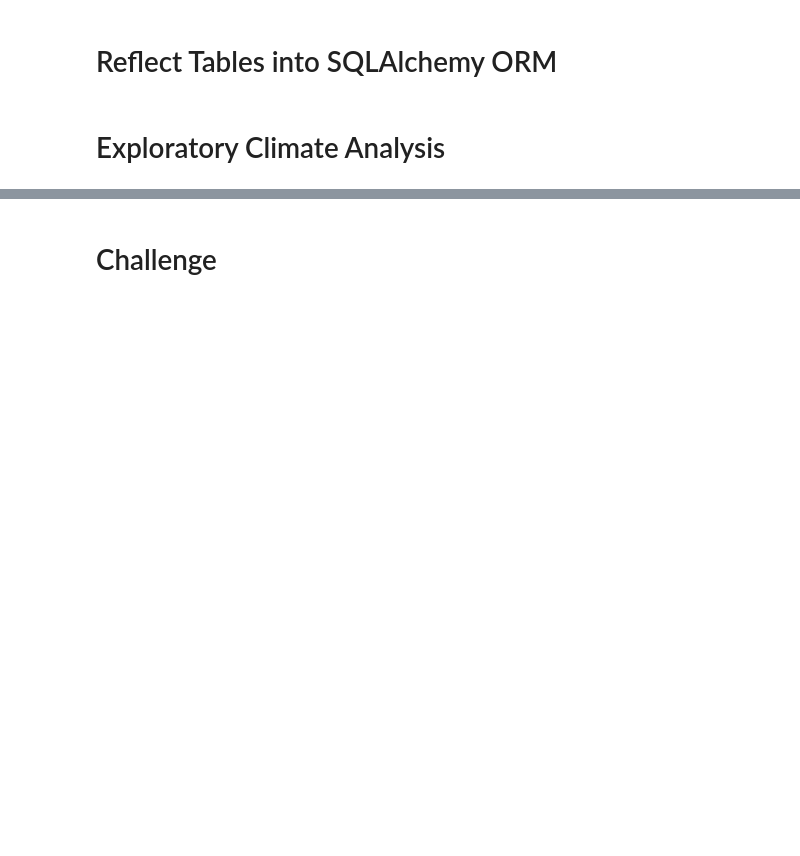
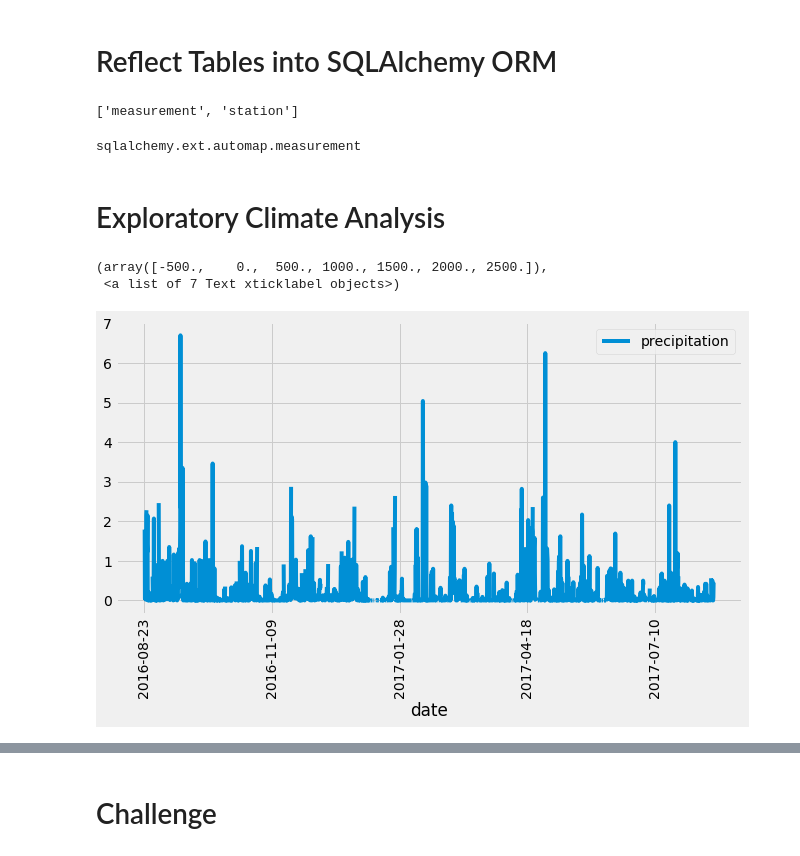
Before and after one commit to rcelorio/surfs_up, a Jupyter notebook: climate_analysis.ipynb, the cells around one changed output, grey strips where cells are left out. Saved outputs shown, nothing was run; the diff lists cells and outputs as text; code cells hidden in the pictures; blank space fills up the shorter version.

```diff
--- a/climate_analysis.ipynb
+++ b/climate_analysis.ipynb
@@ -33,6 +30,12 @@ session = Session(engine)
 # %%
 # We can view all of the classes that automap found
+Base.classes.keys()
+# %% [output]
+['measurement', 'station']
 # %%
 # Save references to each table
+Measurement
+# %% [output]
+sqlalchemy.ext.automap.measurement
 # %%
 # Create our session (link) from Python to the DB
@@ -41,15 +45,37 @@ session = Session(engine)
 # %%
 # Design a query to retrieve the last 12 months of precipitation data and plot the results.
 #Starting from the last data point in the database.
 
 # Calculate the date one year from the last date in data set.
-
+prev_year = dt.date(2017, 8, 23) - dt.timedelta(days=365)
+results = []
 # Perform a query to retrieve the data and precipitation scores
+results = session.query(Measurement.date, Measurement.prcp).filter(Measurement.date >= prev_year).all()
+#print(results)
 
 # Save the query results as a Pandas DataFrame and set the index to the date column
+df = pd.DataFrame(results, columns=['date','precipitation'])
+df.set_index(df['date'], inplace=True)
 
 # Sort the dataframe by date
+df = df.sort_index()
+#print(df.to_string(index=False))
+
+xdates = df["date"]
 
 # Use Pandas Plotting with Matplotlib to plot the data
+df.plot(figsize=(10,5))
+start, end = ax.get_xlim()
+
+ax = plt.gca()
+ax.legend(loc="upper right")
+#ax.xaxis.set_ticks(np.arange(start, end, 90))
+
+#plt.xticks(np.arange(df['date'][0], df['date'][len(df["date"]), 8), rotation=90)
+plt.xticks(rotation=90)
+# %% [output]
+(array([-500.,    0.,  500., 1000., 1500., 2000., 2500.]),
+ <a list of 7 Text xticklabel objects>)
+[figure, added]
 # %%
 # Use Pandas to calcualte the summary statistics for the precipitation data
```
Also changed, not shown: parts of 3 cells of this notebook.
